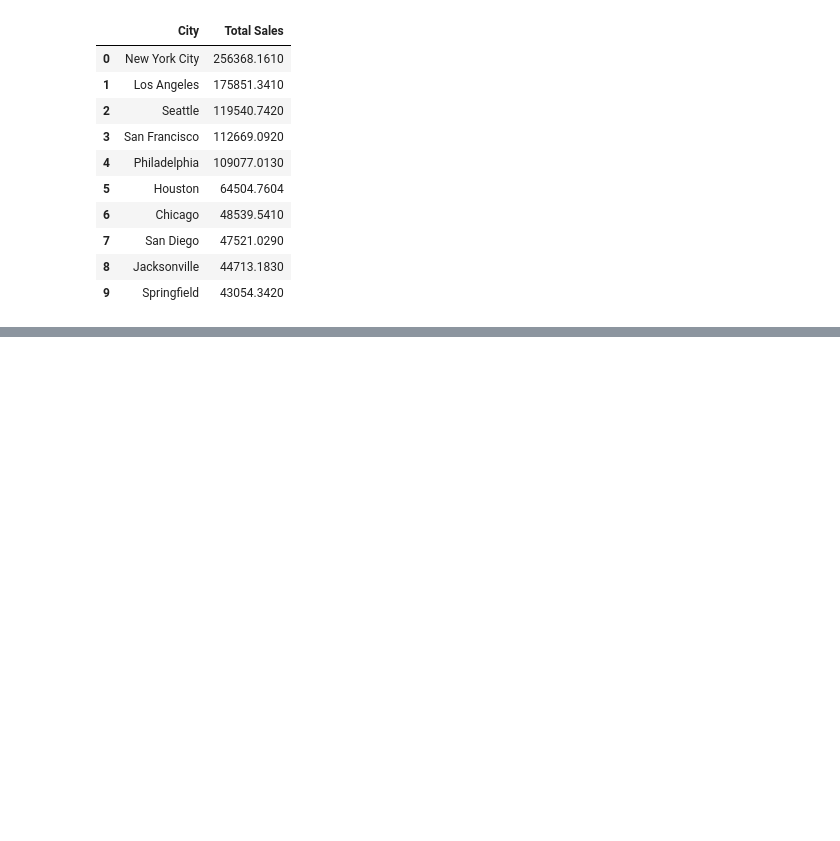
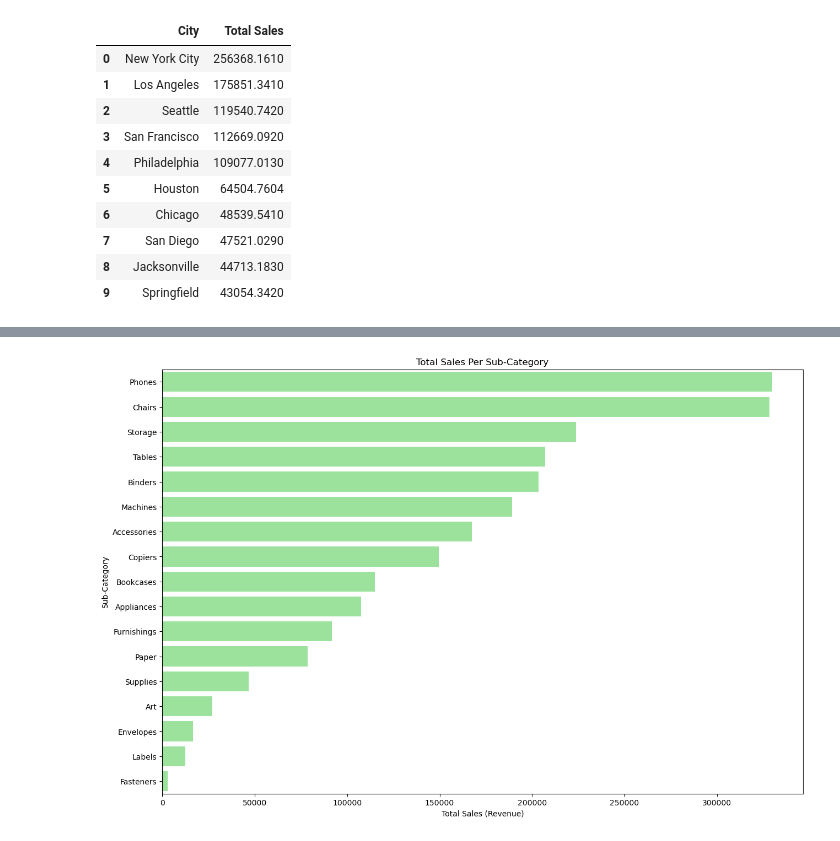
Before and after one commit to TAgKyaw/Superstore_analysis, a Jupyter notebook: superstore_analysis.ipynb, the cells around one changed output, grey strips where cells are left out. Saved outputs shown, nothing was run; the diff lists cells and outputs as text; code cells hidden in the pictures; blank space fills up the shorter version.

```diff
--- a/superstore_analysis.ipynb
+++ b/superstore_analysis.ipynb
@@ -321,0 +362,4 @@ sales_per_city.sort_values(by='Total Sales', ascending=False).head(10).reset_ind
+# %%
+subcat_count_sales = store_data.groupby(['Category','Sub-Category'])['Sales'].sum().reset_index()
+subcat_count_sales.rename(columns={'Sales':'Total Sales'},inplace=True)
+subcat_count_sales.sort_values(by='Total Sales', ascending=False, inplace=True)
@@ -321,0 +387,8 @@ sales_per_city.sort_values(by='Total Sales', ascending=False).head(10).reset_ind
+# %%
+plt.figure(figsize=(15,10))
+sns.barplot(data=subcat_count_sales, y='Sub-Category', x='Total Sales', orient='h', color='lightgreen')
+plt.title("Total Sales Per Sub-Category")
+plt.xlabel("Total Sales (Revenue)")
+plt.show()
+# %% [output]
+[figure, added]
```
Also changed, not shown: parts of 10 cells of this notebook.
